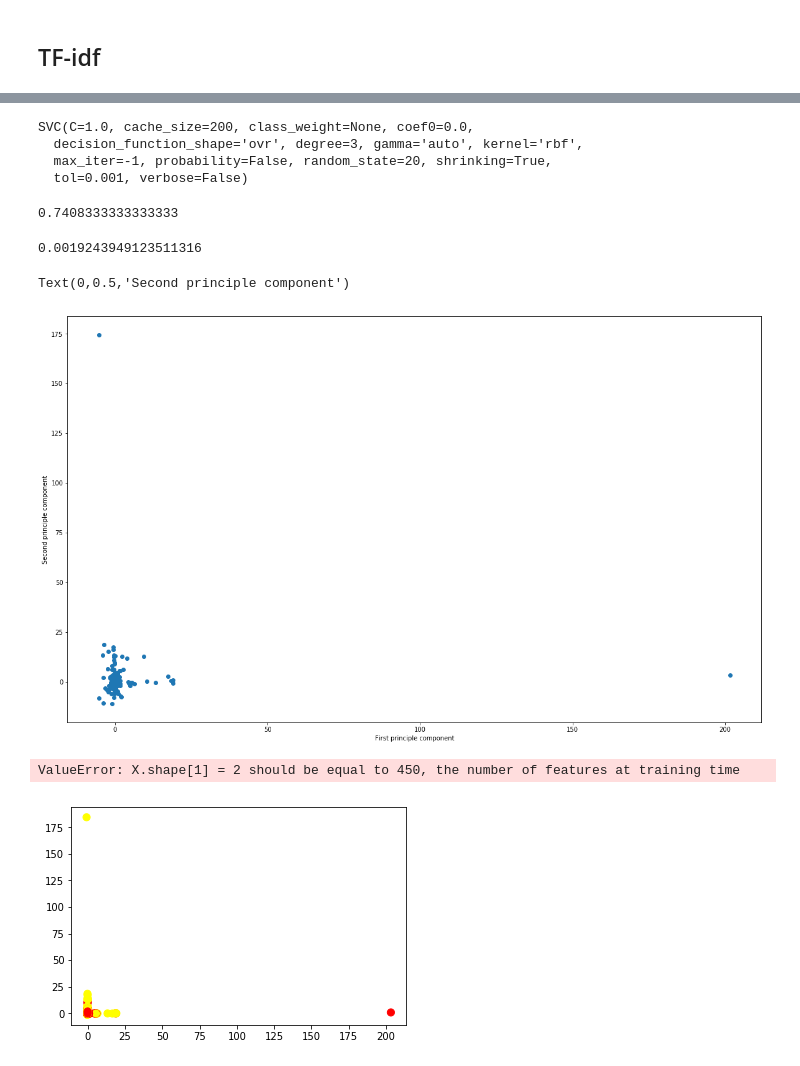
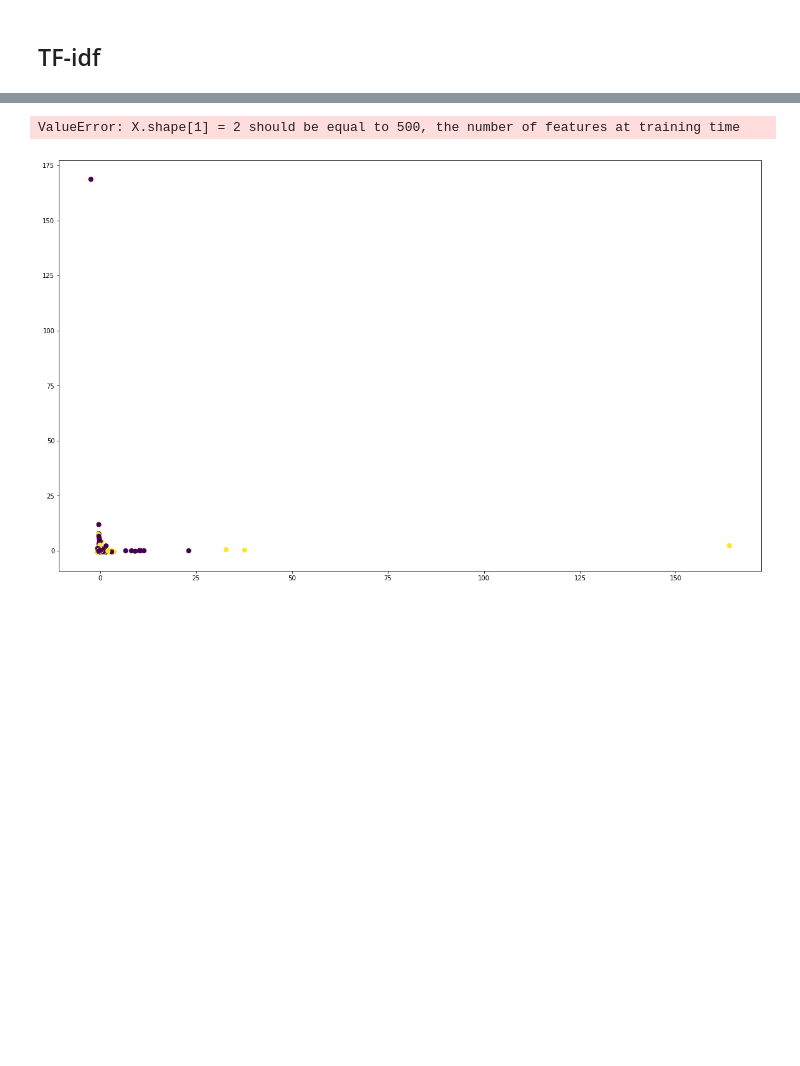
Before and after one commit to HassaanSaleem/Sarcasm-Detection, a Jupyter notebook: IR Project/IR-Sarcasm Detection(Test).ipynb, the cells around one changed output, grey strips where cells are left out. Drawn from its saved outputs; the diff is of its cells as text; code cells hidden in the pictures; blank space fills up the shorter version.

```diff
--- a/IR Project/IR-Sarcasm Detection(Test).ipynb
+++ b/IR Project/IR-Sarcasm Detection(Test).ipynb
@@ -37,8 +37,8 @@ for i in range(len(Data)):
 # %%
 print(X[2])
 print(Y[2])
-size=len(X)
-size=6000
+#size=len(X)
+size=10000
 # %% [output]
 mom starting to fear son's web series closest thing she will have to grandchild
 1
@@ -290,5 +276,5 @@ array([[-0.02887955, -0.01291102, -0.01291102, ..., -0.02887955,
 # %%
-pca=PCA(n_components=450)
+pca=PCA(n_components=500)
 pca.fit(scaled_data)
 x_pca=pca.transform(scaled_data)
 # %%
@@ -310,31 +293,19 @@ X_train, X_test, y_train, y_test = train_test_split(x_pca, Y[:size],test_size=0.
 # %%
-clf = svm.SVC(random_state=20)
+clf = svm.SVC(coef0=1.0,random_state=20)
 clf.fit(X_train,y_train)
-# %% [output]
-SVC(C=1.0, cache_size=200, class_weight=None, coef0=0.0,
-  decision_function_shape='ovr', degree=3, gamma='auto', kernel='rbf',
-  max_iter=-1, probability=False, random_state=20, shrinking=True,
-  tol=0.001, verbose=False)
 # %%
 clf.score(X_test,y_test)
-# %% [output]
-0.7408333333333333
 # %%
 ##Test
 pca=PCA(n_components=2)
 pca.fit(scaled_data)
 x_pca=pca.transform(scaled_data)
 print(sum(pca.explained_variance_ratio_))
-# %% [output]
-0.0019243949123511316
 # %%
 plt.figure(figsize=(20,12))
-plt.scatter(x_pca[:,0],x_pca[:,1])
+plt.scatter(x_pca[:,0],x_pca[:,1],c=Y[0:size])
 plt.xlabel('First principle component')
 plt.ylabel('Second principle component')
-# %% [output]
-Text(0,0.5,'Second principle component')
-[figure, removed]
 # %%
 def plot_svc_decision_function(model, ax=None, plot_support=True):
     """Plot the decision function for a 2D SVC"""
@@ -348,7 +319,7 @@ def plot_svc_decision_function(model, ax=None, plot_support=True):
     y = np.linspace(ylim[0], ylim[1], 30)
     Y, X = np.meshgrid(y, x)
     xy = np.vstack([X.ravel(), Y.ravel()]).T
-    P = model.decision_function(xy).reshape(X.shape)
+    P = model.decision_function(xy)
 
     # plot decision boundary and margins
     ax.contour(X, Y, P, colors='k',
@@ -363,8 +334,10 @@ def plot_svc_decision_function(model, ax=None, plot_support=True):
     ax.set_xlim(xlim)
     ax.set_ylim(ylim)
 # %%
-#plt.scatter(X_train[:,0], X_train[:,1], c=y_train, s=50, cmap='autumn')
-#plot_svc_decision_function(clf);
+plt.figure(figsize=(20,12))
+plt.scatter(X_train[:,0], X_train[:,1], c=y_train, s=50)
+
+plot_svc_decision_function(clf);
 # %% [output]
-ValueError: X.shape[1] = 2 should be equal to 450, the number of features at training time
+ValueError: X.shape[1] = 2 should be equal to 500, the number of features at training time
-[figure, old version]
+[figure, new version]
```
Also changed, not shown: parts of 13 cells of this notebook.
